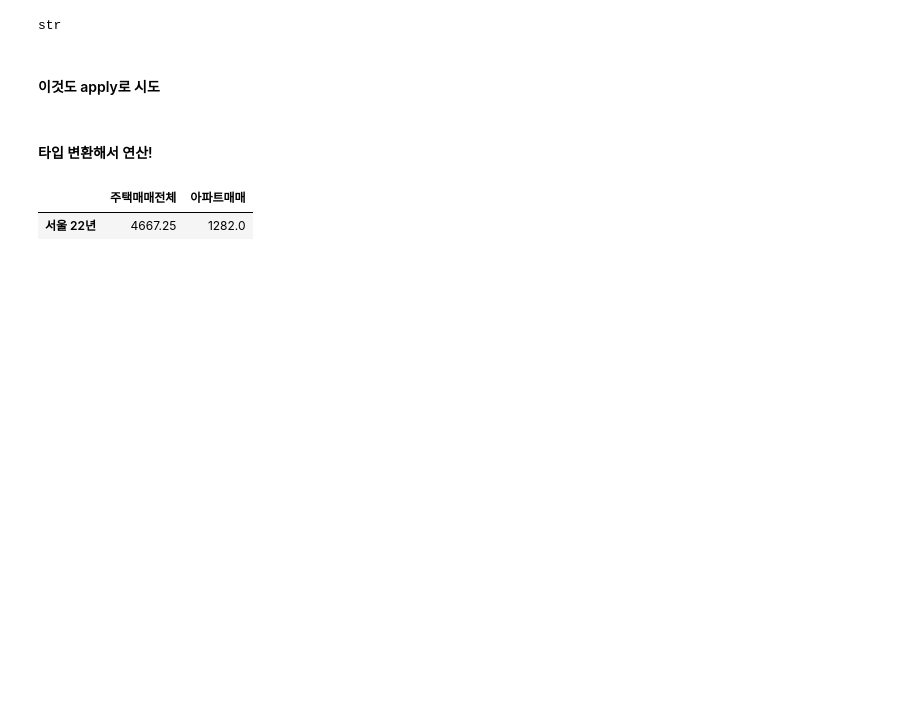
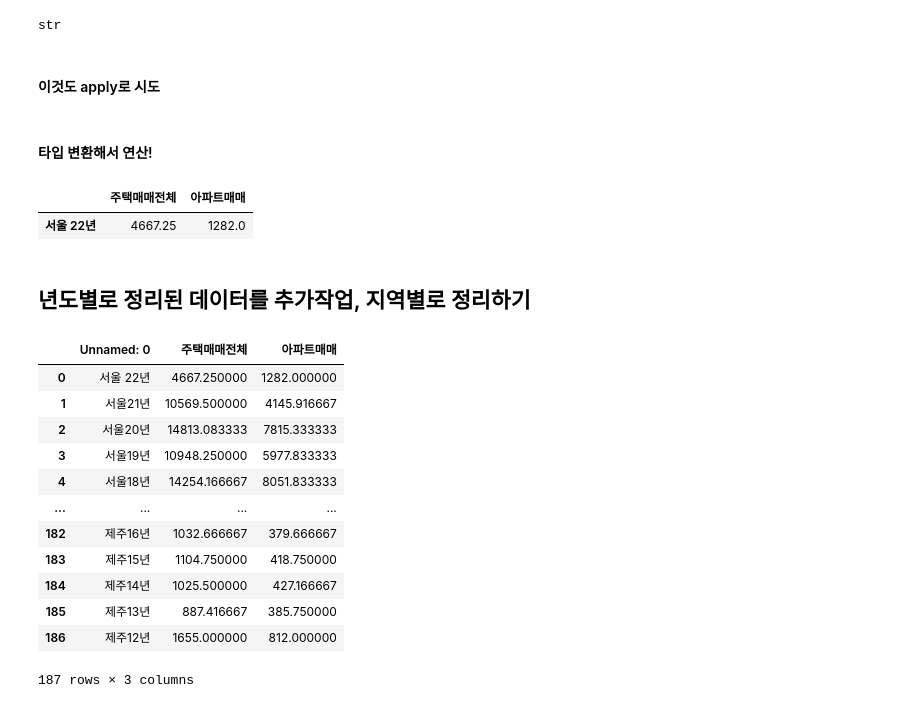
Before and after one commit to jewoodev/To_raise_a_child_well, a Jupyter notebook: data/jewoo/Total_bought_house.ipynb, the cells around one changed output. Saved outputs shown, nothing was run; the diff lists cells and outputs as text; code cells hidden in the pictures; blank space fills up the shorter version.

Commit message:
Sharing to do additional preprocessing of total bought house

```diff
--- a/data/jewoo/Total_bought_house.ipynb
+++ b/data/jewoo/Total_bought_house.ipynb
@@ -296,3 +296,5 @@ for j in range(1936, 2057, 12):
     i -= 1
 # %%
 df2.to_excel('After_preprocessing/Total_bought_house.xlsx')
+# %% [markdown]
+## 년도별로 정리된 데이터를 추가작업, 지역별로 정리하기
@@ -298,0 +304,17 @@ df2.to_excel('After_preprocessing/Total_bought_house.xlsx')
+# %%
+df = pd.read_excel('After_preprocessing/Total_bought_house.xlsx')
+df
+# %% [output]
+|  | Unnamed: 0 | 주택매매전체 | 아파트매매 |
+| 0 | 서울 22년 | 4667.250000 | 1282.000000 |
+| 1 | 서울21년 | 10569.500000 | 4145.916667 |
+| 2 | 서울20년 | 14813.083333 | 7815.333333 |
+| 3 | 서울19년 | 10948.250000 | 5977.833333 |
+| 4 | 서울18년 | 14254.166667 | 8051.833333 |
+| ... | ... | ... | ... |
+| 182 | 제주16년 | 1032.666667 | 379.666667 |
+| 183 | 제주15년 | 1104.750000 | 418.750000 |
+| 184 | 제주14년 | 1025.500000 | 427.166667 |
+| 185 | 제주13년 | 887.416667 | 385.750000 |
+| 186 | 제주12년 | 1655.000000 | 812.000000 |
+187 rows × 3 columns
```
Also changed, not shown: parts of 1 cell of this notebook, 2 other files.
